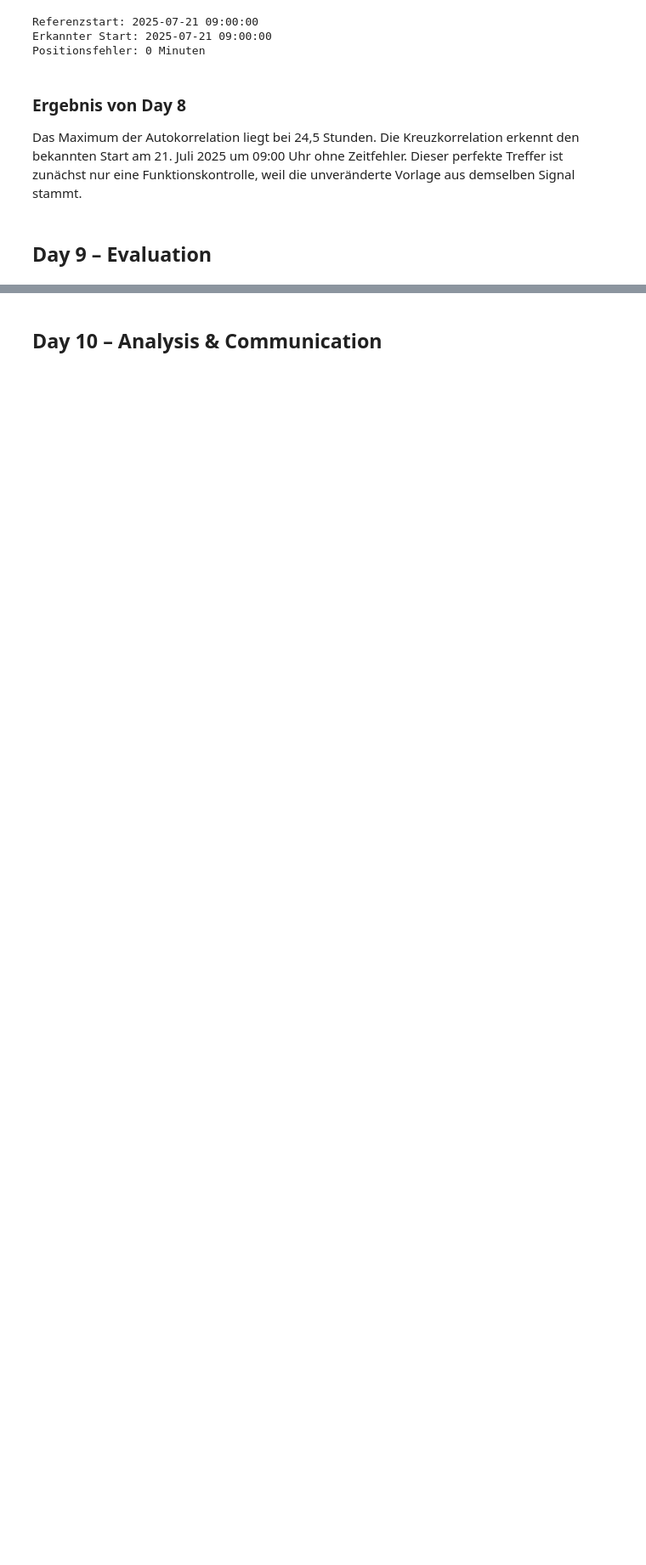
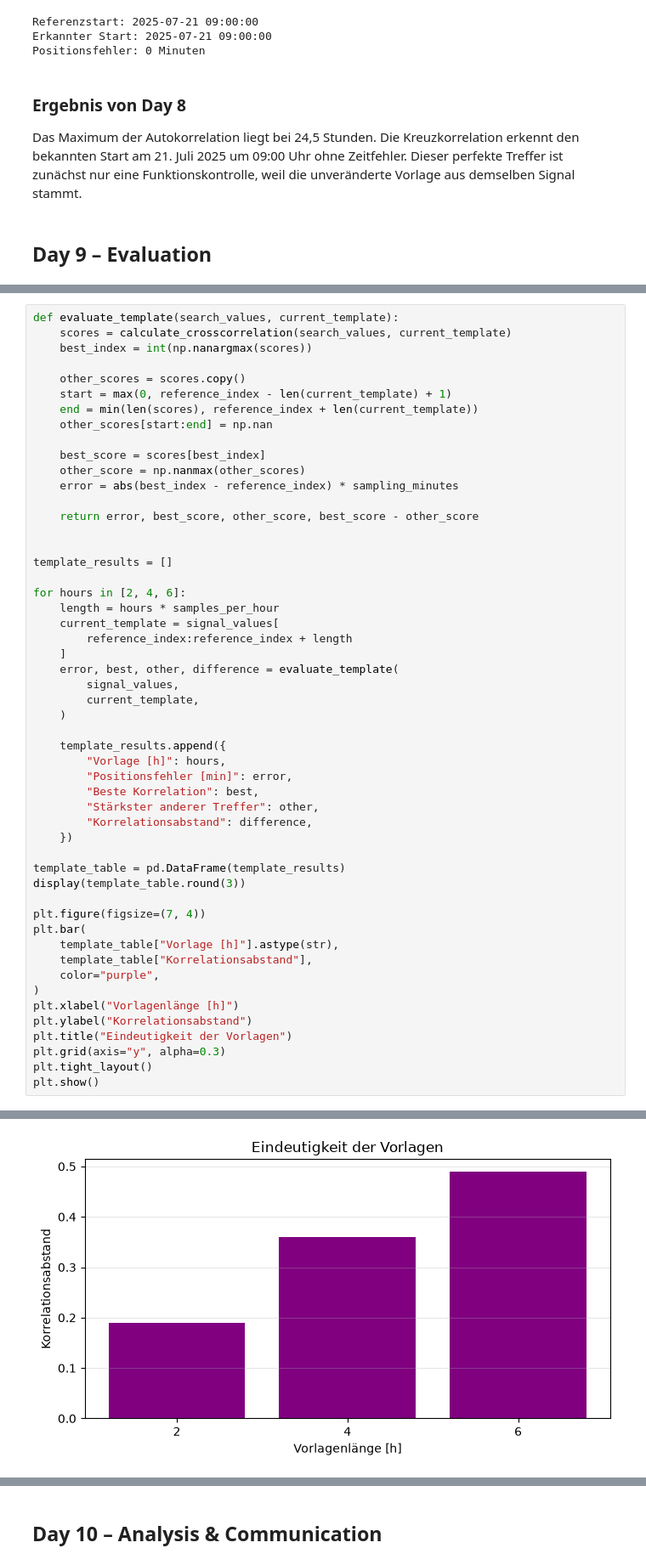
Before and after one commit to Haris-1-1/gbsv, a Jupyter notebook: gbsv_mc1/notebooks/02_correlation.ipynb, the cells around one changed output, grey strips where cells are left out. Shown at 85% size. Drawn from its saved outputs; the diff is of its cells as text; blank space fills up the shorter version.

```diff
--- a/gbsv_mc1/notebooks/02_correlation.ipynb
+++ b/gbsv_mc1/notebooks/02_correlation.ipynb
@@ -331,0 +314,53 @@ Example for Sampling Rate Variation:
+# %%
+def evaluate_template(search_values, current_template):
+    scores = calculate_crosscorrelation(search_values, current_template)
+    best_index = int(np.nanargmax(scores))
+
+    other_scores = scores.copy()
+    start = max(0, reference_index - len(current_template) + 1)
+    end = min(len(scores), reference_index + len(current_template))
+    other_scores[start:end] = np.nan
+
+    best_score = scores[best_index]
+    other_score = np.nanmax(other_scores)
+    error = abs(best_index - reference_index) * sampling_minutes
+
+    return error, best_score, other_score, best_score - other_score
+
+
+template_results = []
+
+for hours in [2, 4, 6]:
+    length = hours * samples_per_hour
+    current_template = signal_values[
+        reference_index:reference_index + length
+    ]
+    error, best, other, difference = evaluate_template(
+        signal_values,
+        current_template,
+    )
+
+    template_results.append({
+        "Vorlage [h]": hours,
+        "Positionsfehler [min]": error,
+        "Beste Korrelation": best,
+        "Stärkster anderer Treffer": other,
+        "Korrelationsabstand": difference,
+    })
+
+template_table = pd.DataFrame(template_results)
+display(template_table.round(3))
+
+plt.figure(figsize=(7, 4))
+plt.bar(
+    template_table["Vorlage [h]"].astype(str),
+    template_table["Korrelationsabstand"],
+    color="purple",
+)
+plt.xlabel("Vorlagenlänge [h]")
+plt.ylabel("Korrelationsabstand")
+plt.title("Eindeutigkeit der Vorlagen")
+plt.grid(axis="y", alpha=0.3)
+plt.tight_layout()
+plt.show()
+# %% [output]
@@ -331,0 +371 @@ Example for Sampling Rate Variation:
+[figure, added]
```
Also changed, not shown: parts of 12 cells of this notebook.
